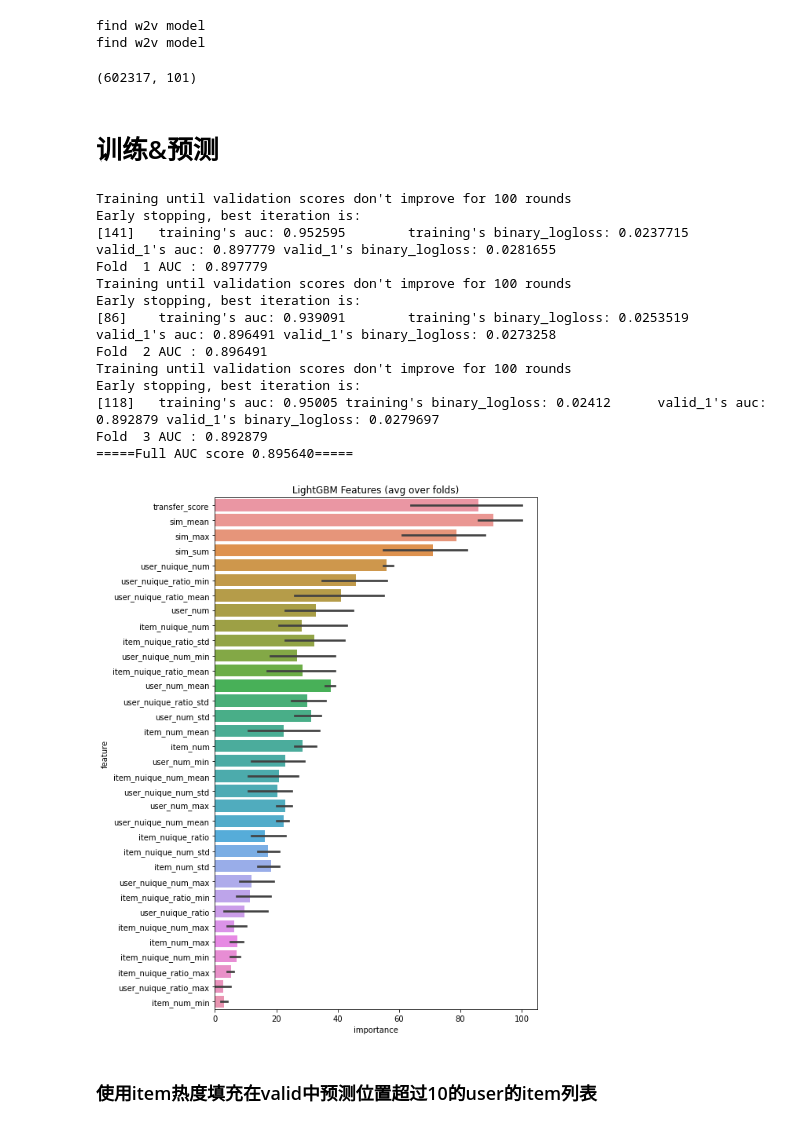
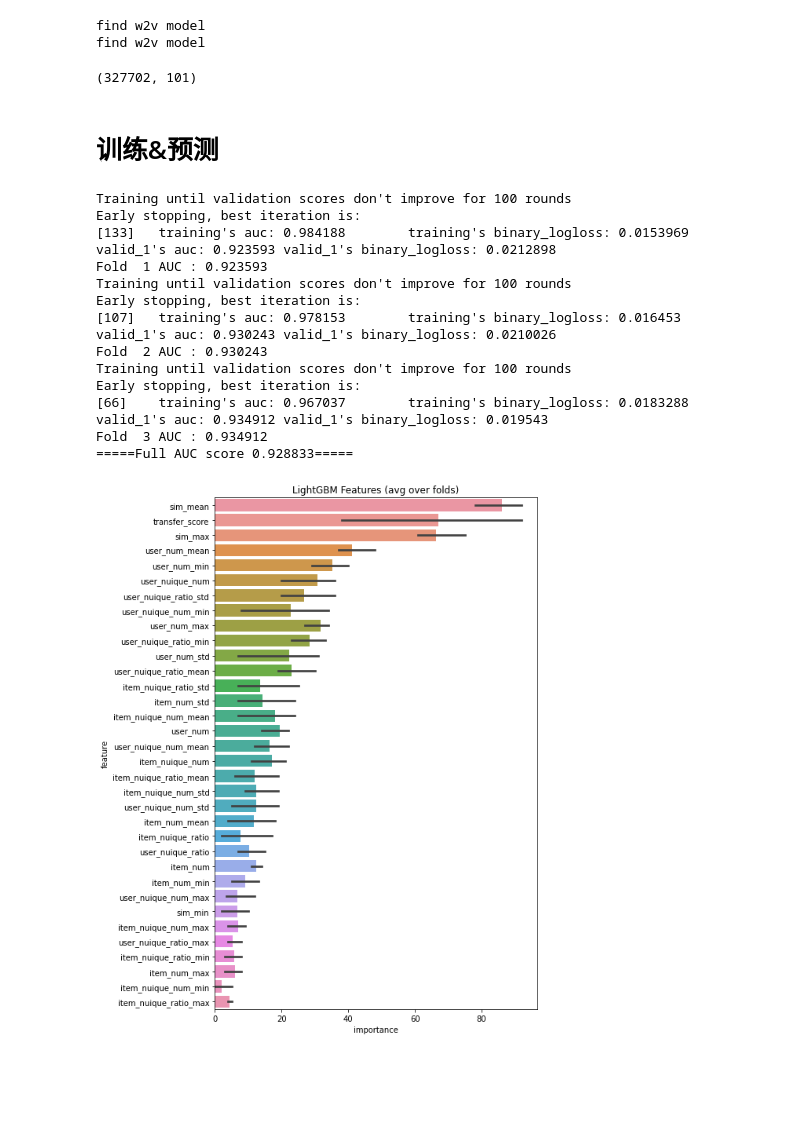
Before and after one commit to Ljwccc/cross_market, a Jupyter notebook: baseline_lgb.ipynb, the cells around one changed output. Saved outputs shown, nothing was run; the diff lists cells and outputs as text; code cells hidden in the pictures; blank space fills up the shorter version.

```diff
--- a/baseline_lgb.ipynb
+++ b/baseline_lgb.ipynb
@@ -15,7 +15,7 @@ from collections import defaultdict
 from gensim.models import Word2Vec
 from tqdm import tqdm
 import os
-from lgb_utils import *
+from tree_utils import *
 
 import joblib
 import random
@@ -29,7 +29,7 @@ pd.set_option('max_columns', None)
 pd.set_option('max_rows', 300)
 pd.set_option('float_format', lambda x: '%.3f' % x)
 
-tgt_market = 't2'
+tgt_market = 't1'
 src_market = 's3'
 tgt_data_dir = f'./DATA/{tgt_market}/'
 src_data_dir = f'./DATA/{src_market}/'
@@ -43,16 +43,17 @@ train_5core = pd.read_table(tgt_data_dir+'train_5core.tsv')
 
 train_cross = train_5core.merge(train, on=['userId', 'itemId'], how='left')
 train_5core = train_cross[train_cross['rating_y'].isnull()][['userId', 'itemId']]
-
+train_5core['rating'] = 5
 train = pd.concat([train, train_5core, train_5core, train_5core, train_5core, train_5core], ignore_index=True)
 print(train.shape)
 
+
 # s1数据
-train_s1 = pd.read_table(src_data_dir+'train.tsv')
-train_5core_s1 = pd.read_table(src_data_dir+'train_5core.tsv')
+# train_s1 = pd.read_table(src_data_dir+'train.tsv')
+# train_5core_s1 = pd.read_table(src_data_dir+'train_5core.tsv')
 
-train_cross_s1 = train_5core_s1.merge(train, on=['userId', 'itemId'], how='left')
-train_5core_s1 = train_cross_s1[train_cross_s1['rating_y'].isnull()][['userId', 'itemId']]
+# train_cross_s1 = train_5core_s1.merge(train, on=['userId', 'itemId'], how='left')
+# train_5core_s1 = train_cross_s1[train_cross_s1['rating_y'].isnull()][['userId', 'itemId']]
 
-train_s1 = pd.concat([train_s1, train_5core_s1, train_5core_s1, train_5core_s1, train_5core_s1, train_5core_s1], ignore_index=True)
+# train_s1 = pd.concat([train_s1, train_5core_s1, train_5core_s1, train_5core_s1, train_5core_s1, train_5core_s1], ignore_index=True)
 # %% [output]
@@ -162,7 +167,7 @@ print(valid.shape)
 # valid = valid.merge(valid_cf_s, how='left', on=['userId','itemId'])
 # test = test.merge(test_cf_s, how='left', on=['userId','itemId'])
 # %% [output]
-(602317, 101)
+(327702, 101)
 # %%
 # # 合并deepwalk特征
 # deepwalk_emb = pd.read_csv(f'./deepwalk_{tgt_market}.csv')
@@ -174,29 +179,32 @@ print(valid.shape)
 # %% [markdown]
 # 训练&预测
 # %%
-train = valid
+train = valid# [valid['label']!=2]
+# valid_semi = valid[valid['label']==2]
+# valid_semi['label'] = 1
+
 y = train['label']
 folds = KFold(n_splits=3, shuffle=True, random_state=546789)
 s_folds = StratifiedKFold(n_splits=3, shuffle=True, random_state=546789)
-oof_preds, test_preds, importances = train_model_lgb(train, test, y, s_folds)
+oof_preds, test_preds, importances = train_model_lgb(train, test, y, s_folds, semi_data_=None)
 
 importances = importances[~importances['feature'].str.contains('emb')]
 display_importances(importances)
 # %% [output]
 Training until validation scores don't improve for 100 rounds
 Early stopping, best iteration is:
-[141]   training's auc: 0.952595        training's binary_logloss: 0.0237715    valid_1's auc: 0.897779 valid_1's binary_logloss: 0.0281655
-Fold  1 AUC : 0.897779
+[133]   training's auc: 0.984188        training's binary_logloss: 0.0153969    valid_1's auc: 0.923593 valid_1's binary_logloss: 0.0212898
+Fold  1 AUC : 0.923593
 Training until validation scores don't improve for 100 rounds
 Early stopping, best iteration is:
-[86]    training's auc: 0.939091        training's binary_logloss: 0.0253519    valid_1's auc: 0.896491 valid_1's binary_logloss: 0.0273258
-Fold  2 AUC : 0.896491
+[107]   training's auc: 0.978153        training's binary_logloss: 0.016453     valid_1's auc: 0.930243 valid_1's binary_logloss: 0.0210026
+Fold  2 AUC : 0.930243
 Training until validation scores don't improve for 100 rounds
 Early stopping, best iteration is:
-[118]   training's auc: 0.95005 training's binary_logloss: 0.02412      valid_1's auc: 0.892879 valid_1's binary_logloss: 0.0279697
-Fold  3 AUC : 0.892879
-=====Full AUC score 0.895640=====
+[66]    training's auc: 0.967037        training's binary_logloss: 0.0183288    valid_1's auc: 0.934912 valid_1's binary_logloss: 0.019543
+Fold  3 AUC : 0.934912
+=====Full AUC score 0.928833=====
-[figure, old version]
+[figure, new version]
 # %%
 run_dir = './baseline_outputs/sample_run/'
 # %%
@@ -226,2 +233,0 @@ oof_preds.to_csv(run_dir+f'{tgt_market}/valid_pred.tsv', sep='\t', index=False)
-# %% [markdown]
-### 使用item热度填充在valid中预测位置超过10的user的item列表
```
Also changed, not shown: parts of 4 cells of this notebook, 4 other files.
